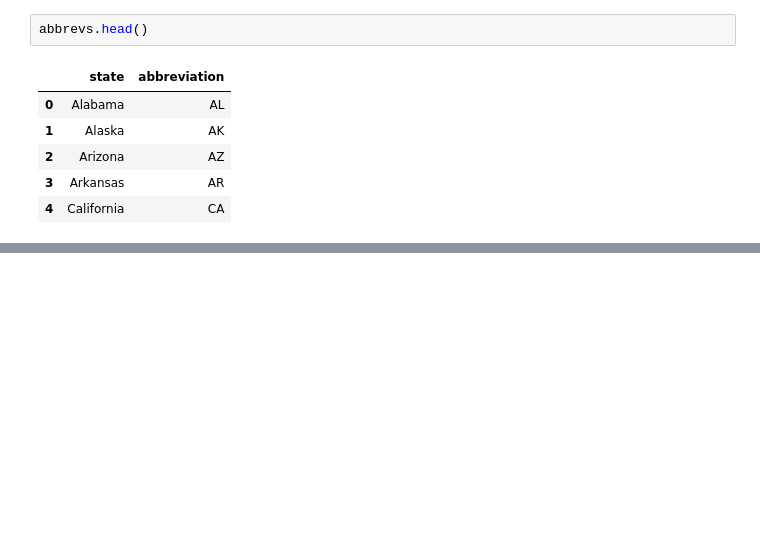
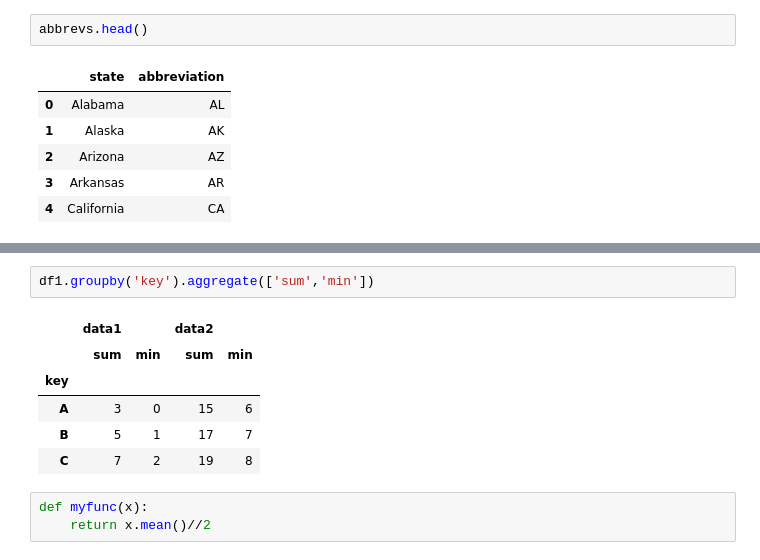
Before and after one commit to ntlong-NEU/Python4B, a Jupyter notebook: lect_07_Pandas.ipynb, the cells around one changed output, grey strips where cells are left out. Saved outputs shown, nothing was run; the diff lists cells and outputs as text; blank space fills up the shorter version.

```diff
--- a/lect_07_Pandas.ipynb
+++ b/lect_07_Pandas.ipynb
@@ -652,0 +770,12 @@ abbrevs.head()
+# %%
+df1.groupby('key').aggregate(['sum','min'])
+# %% [output]
+|  | data1 |  | data2 |  |
+|  | sum | min | sum | min |
+| key |  |  |  |  |
+| A | 3 | 0 | 15 | 6 |
+| B | 5 | 1 | 17 | 7 |
+| C | 7 | 2 | 19 | 8 |
+# %%
+def myfunc(x):
+    return x.mean()//2
```
Also changed, not shown: parts of 19 cells of this notebook.
